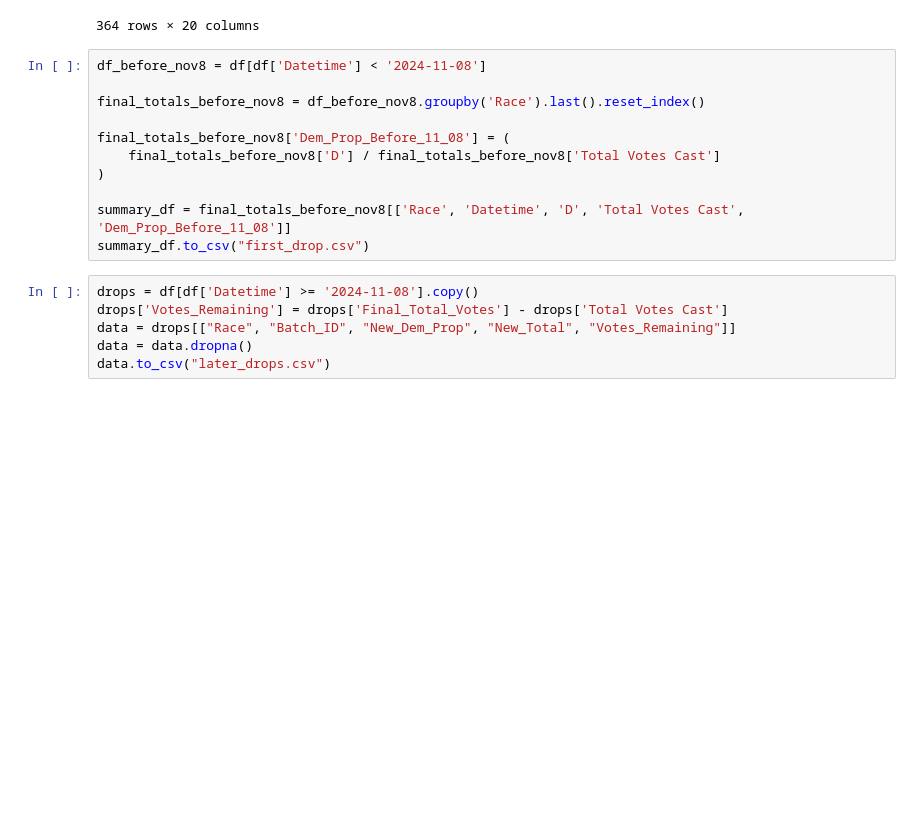
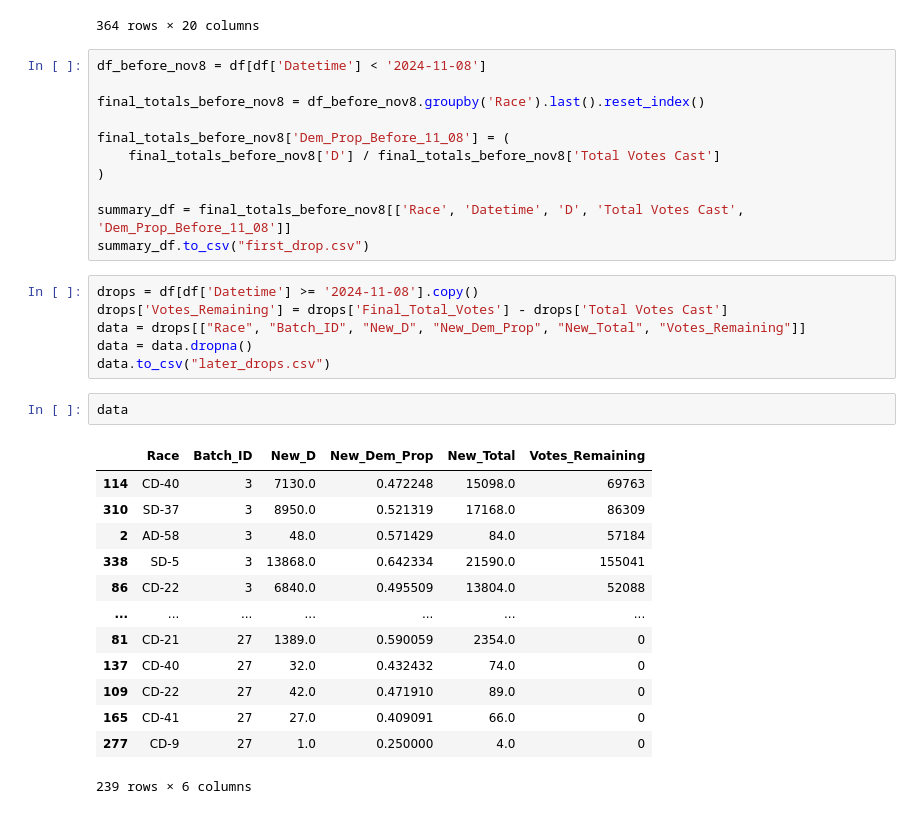
Before and after one commit to rickyrojas311/realtimeElectionForecasting, a Jupyter notebook: model_v1/preprocessing.ipynb, the cells around one changed output. Drawn from its saved outputs; the diff is of its cells as text; blank space fills up the shorter version.

```diff
--- a/model_v1/preprocessing.ipynb
+++ b/model_v1/preprocessing.ipynb
@@ -44,6 +44,22 @@ summary_df.to_csv("first_drop.csv")
 # %%
 drops = df[df['Datetime'] >= '2024-11-08'].copy()
 drops['Votes_Remaining'] = drops['Final_Total_Votes'] - drops['Total Votes Cast']
-data = drops[["Race", "Batch_ID", "New_Dem_Prop", "New_Total", "Votes_Remaining"]]
+data = drops[["Race", "Batch_ID", "New_D", "New_Dem_Prop", "New_Total", "Votes_Remaining"]]
 data = data.dropna()
 data.to_csv("later_drops.csv")
+# %%
+data
+# %% [output]
+|  | Race | Batch_ID | New_D | New_Dem_Prop | New_Total | Votes_Remaining |
+| 114 | CD-40 | 3 | 7130.0 | 0.472248 | 15098.0 | 69763 |
+| 310 | SD-37 | 3 | 8950.0 | 0.521319 | 17168.0 | 86309 |
+| 2 | AD-58 | 3 | 48.0 | 0.571429 | 84.0 | 57184 |
+| 338 | SD-5 | 3 | 13868.0 | 0.642334 | 21590.0 | 155041 |
+| 86 | CD-22 | 3 | 6840.0 | 0.495509 | 13804.0 | 52088 |
+| ... | ... | ... | ... | ... | ... | ... |
+| 81 | CD-21 | 27 | 1389.0 | 0.590059 | 2354.0 | 0 |
+| 137 | CD-40 | 27 | 32.0 | 0.432432 | 74.0 | 0 |
+| 109 | CD-22 | 27 | 42.0 | 0.471910 | 89.0 | 0 |
+| 165 | CD-41 | 27 | 27.0 | 0.409091 | 66.0 | 0 |
+| 277 | CD-9 | 27 | 1.0 | 0.250000 | 4.0 | 0 |
+239 rows × 6 columns
```
Also changed, not shown: 4 other files.
